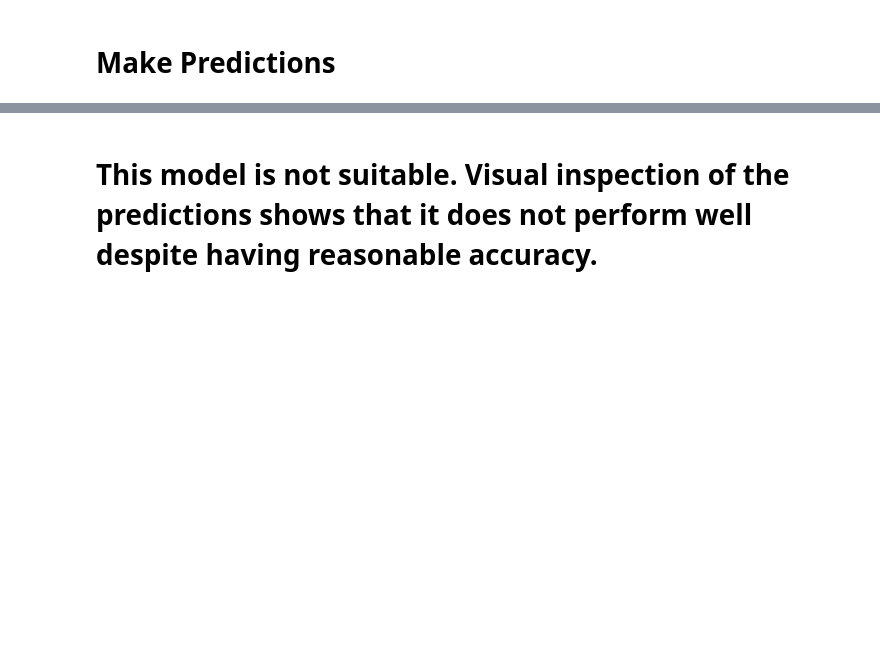
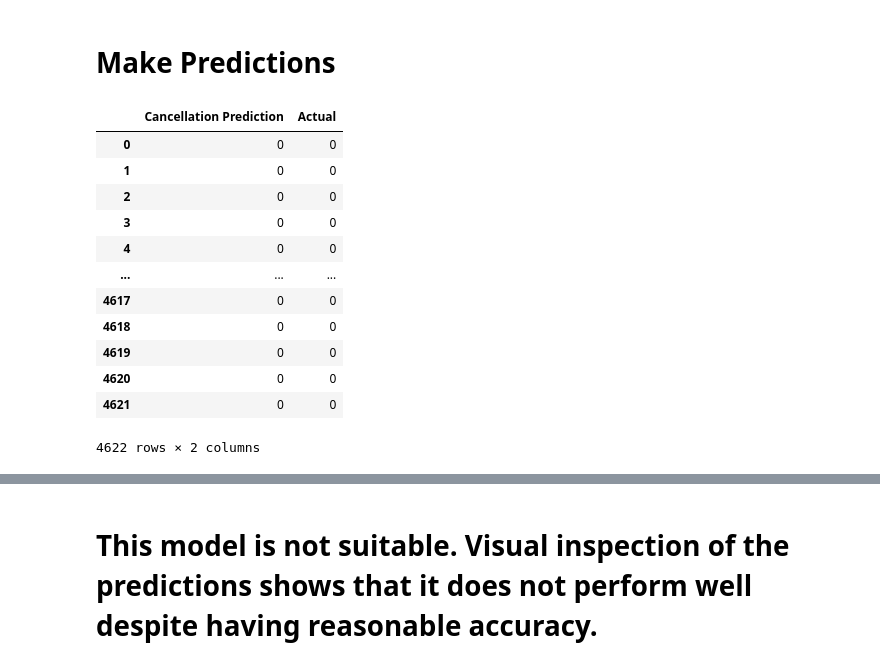
Before and after one commit to NicoleLund/flight_delay_prediction, a Jupyter notebook: data_manipulation_modeling/investigate_models/a_decision_tree_all_y.ipynb, the cells around one changed output, grey strips where cells are left out. Drawn from its saved outputs; the diff is of its cells as text; code cells hidden in the pictures; blank space fills up the shorter version.

```diff
--- a/data_manipulation_modeling/investigate_models/a_decision_tree_all_y.ipynb
+++ b/data_manipulation_modeling/investigate_models/a_decision_tree_all_y.ipynb
@@ -108,0 +111,16 @@ Decision Tree Score:
+# %%
+pd.DataFrame({"Cancellation Prediction": predictions[:,0], "Actual": y_test.CANCELLED})
+# %% [output]
+|  | Cancellation Prediction | Actual |
+| 0 | 0 | 0 |
+| 1 | 0 | 0 |
+| 2 | 0 | 0 |
+| 3 | 0 | 0 |
+| 4 | 0 | 0 |
+| ... | ... | ... |
+| 4617 | 0 | 0 |
+| 4618 | 0 | 0 |
+| 4619 | 0 | 0 |
+| 4620 | 0 | 0 |
+| 4621 | 0 | 0 |
+4622 rows × 2 columns
```
Also changed, not shown: parts of 3 cells of this notebook.
